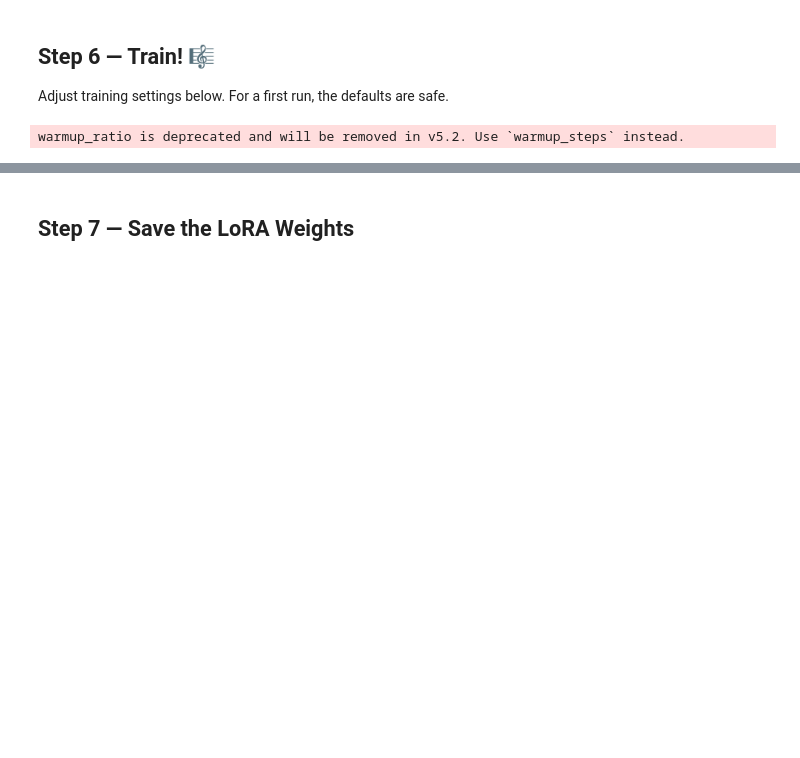
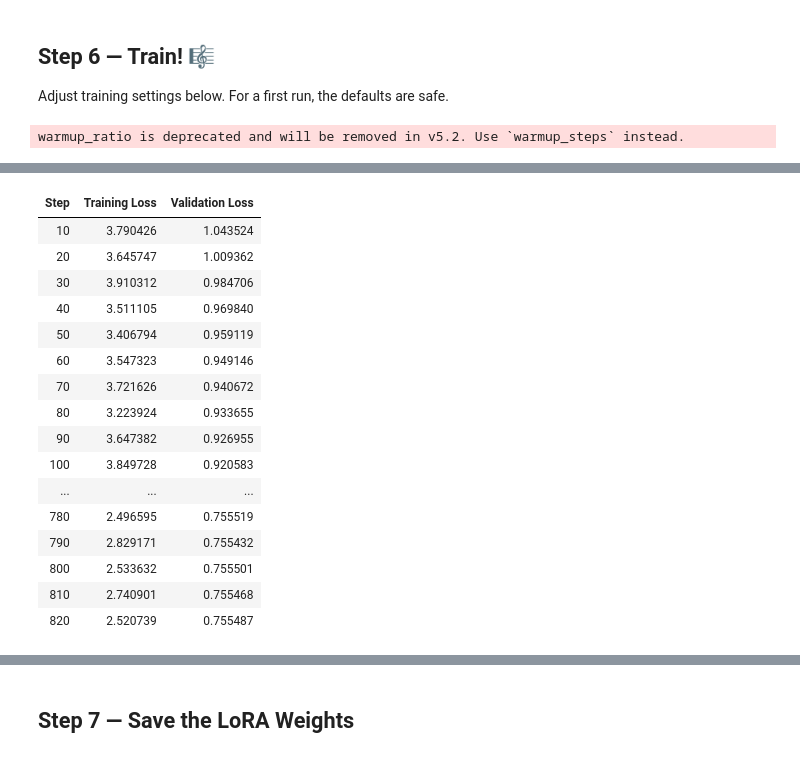
Before and after one commit to NuraddinQJ/EleutherAI-aria-Colab, a Jupyter notebook: Aria_Chopin_Finetune.ipynb, the cells around one changed output, grey strips where cells are left out. Drawn from its saved outputs; the diff is of its cells as text; code cells hidden in the pictures; blank space fills up the shorter version.

```diff
--- a/Aria_Chopin_Finetune.ipynb
+++ b/Aria_Chopin_Finetune.ipynb
@@ -152,9 +169,9 @@ print("✅ Base model loaded")
 # %%
 from peft import LoraConfig, get_peft_model, TaskType
 
-LORA_R       = 32
-LORA_ALPHA   = 64
-LORA_DROPOUT = 0.05
+LORA_R       = 64
+LORA_ALPHA   = 128
+LORA_DROPOUT = 0.1
 
 # Aria's actual layer names (confirmed from inspection)
 TARGET_MODULES = [
@@ -236,8 +207,8 @@ from torch.utils.data import Dataset, DataLoader
 from tqdm import tqdm
 import random
 
-SEQ_LEN = 1024
-STRIDE  = 512
+SEQ_LEN = 2048
+STRIDE  = 1024
 
 class ChopinMIDIDataset(Dataset):
     def __init__(self, midi_files, tokenizer, seq_len, stride):
@@ -305,17 +276,28 @@ Tokenizing 188 MIDI files...
 Adjust training settings below. For a first run, the defaults are safe.
 # %%
 from transformers import TrainingArguments, Trainer, DataCollatorForLanguageModeling
+import torch
 
 # ╔══════════════════════════════════════════╗
 # ║        TRAINING CONFIGURATION           ║
 # ╚══════════════════════════════════════════╝
 
-NUM_EPOCHS       = 3
-BATCH_SIZE       = 2
-GRAD_ACCUM       = 8
-LEARNING_RATE    = 3e-5
-SAVE_STEPS       = 100
-OUTPUT_DIR       = "aria_chopin_lora"  #
+NUM_EPOCHS       = 4
+BATCH_SIZE       = 4
+GRAD_ACCUM       = 4
+LEARNING_RATE    = 2e-5
+SAVE_STEPS       = 10
+OUTPUT_DIR       = "aria_chopin_lora"
+
+# ══════════════════════════════════════════
+
+# Split dataset — 95% train, 5% validation
+val_size        = int(len(dataset) * 0.05)
+train_size      = len(dataset) - val_size
+train_dataset, val_dataset = torch.utils.data.random_split(dataset, [train_size, val_size])
+
+print(f"Train sequences : {train_size}")
+print(f"Val sequences   : {val_size}")
 
 # ══════════════════════════════════════════
 
@@ -327,41 +309,56 @@ training_args = TrainingArguments(
     learning_rate=LEARNING_RATE,
     lr_scheduler_type="cosine",
     warmup_ratio=0.05,
-    fp16=True,
+    fp16=False,
+    bf16=True,
+    optim="adamw_torch_fused",
+    dataloader_num_workers=4,
+    dataloader_pin_memory=True,
     logging_steps=10,
     save_steps=SAVE_STEPS,
-    save_total_limit=,        # Keep only the 3 most recent checkpoints
-    report_to="none",          # Disable wandb/tensorboard
-    dataloader_pin_memory=True,
+    save_total_limit=200,
+    eval_strategy="steps",   # evaluate every eval_steps
+    eval_steps=10,                 # same frequency as save so best is never missed
+    load_best_model_at_end=True,   # auto-keeps the checkpoint with lowest val loss
+    metric_for_best_model="loss",
+    greater_is_better=False,
+    report_to="none",
     remove_unused_columns=False,
+    torch_compile=True,
 )
 
 # Data collator — pads/batches sequences for causal LM
 data_collator = DataCollatorForLanguageModeling(
     tokenizer=tokenizer,
-    mlm=False,  # Causal LM, not masked LM
+    mlm=False,
 )
 
-trainer = Trainer(
+class AriaTrainer(Trainer):
+    def compute_loss(self, model, inputs, return_outputs=False, num_items_in_batch=None):
+        inputs.pop("num_items_in_batch", None)
+        return super().compute_loss(model, inputs, return_outputs=return_outputs)
+
+trainer = AriaTrainer(        # ← was Trainer
     model=model,
     args=training_args,
-    train_dataset=dataset,
+    train_dataset=train_dataset,
+    eval_dataset=val_dataset,
     data_collator=data_collator,
 )
 
 # Estimate training time
-steps_per_epoch = len(dataset) // (BATCH_SIZE * GRAD_ACCUM)
+steps_per_epoch = train_size // (BATCH_SIZE * GRAD_ACCUM)
 total_steps = steps_per_epoch * NUM_EPOCHS
-print(f"Training plan:")
-print(f"  Dataset size    : {len(dataset)} sequences")
+print(f"\nTraining plan:")
+print(f"  Dataset size    : {train_size} sequences")
 print(f"  Steps per epoch : ~{steps_per_epoch}")
 print(f"  Total steps     : ~{total_steps}")
 print(f"  Effective batch : {BATCH_SIZE * GRAD_ACCUM}")
-print(f"\n  ⏱ Estimated time on T4  : ~{total_steps * 4 / 60:.0f}–{total_steps * 6 / 60:.0f} min")
-print(f"  ⏱ Estimated time on A100: ~{total_steps * 1.5 / 60:.0f}–{total_steps * 2.5 / 60:.0f} min")
+print(f"\n  ⏱ Estimated time on A100: ~{total_steps * 1.5 / 60:.0f}–{total_steps * 2.5 / 60:.0f} min")
 print()
 print("Starting training...")
 print("Watch the loss — it should drop from ~5–7 down to ~2–3 for a good finetune.")
+print("Best checkpoint is saved automatically — you won't lose it this time.")
 print()
 
 trainer.train()
@@ -381,0 +382,17 @@ TypeError: AriaForCausalLM.forward() got an unexpected keyword argument 'num_ite
+| Step | Training Loss | Validation Loss |
+| 10 | 3.790426 | 1.043524 |
+| 20 | 3.645747 | 1.009362 |
+| 30 | 3.910312 | 0.984706 |
+| 40 | 3.511105 | 0.969840 |
+| 50 | 3.406794 | 0.959119 |
+| 60 | 3.547323 | 0.949146 |
+| 70 | 3.721626 | 0.940672 |
+| 80 | 3.223924 | 0.933655 |
+| 90 | 3.647382 | 0.926955 |
+| 100 | 3.849728 | 0.920583 |
+| ... | ... | ... |
+| 780 | 2.496595 | 0.755519 |
+| 790 | 2.829171 | 0.755432 |
+| 800 | 2.533632 | 0.755501 |
+| 810 | 2.740901 | 0.755468 |
+| 820 | 2.520739 | 0.755487 |
```
Also changed, not shown: parts of 12 cells of this notebook.
